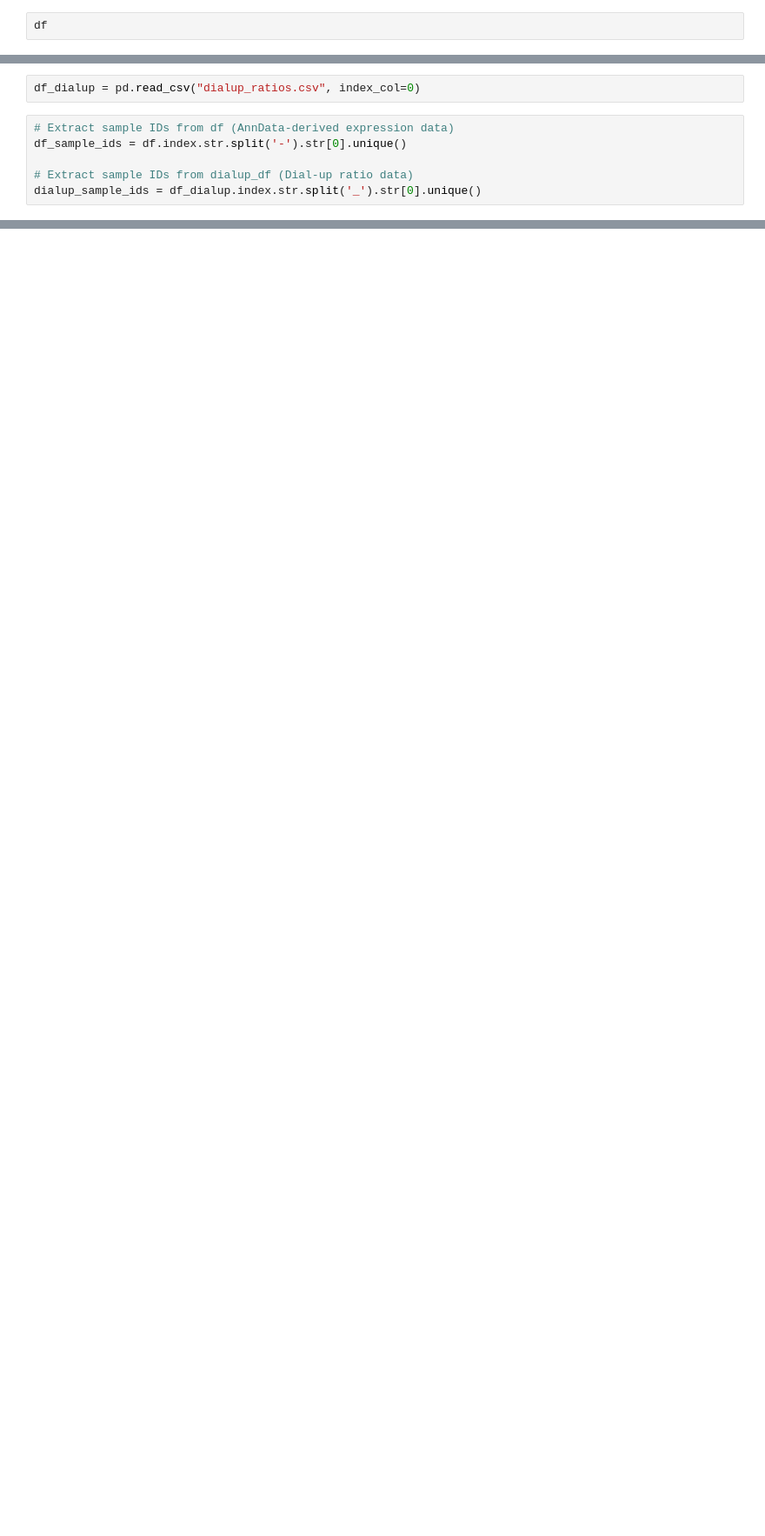
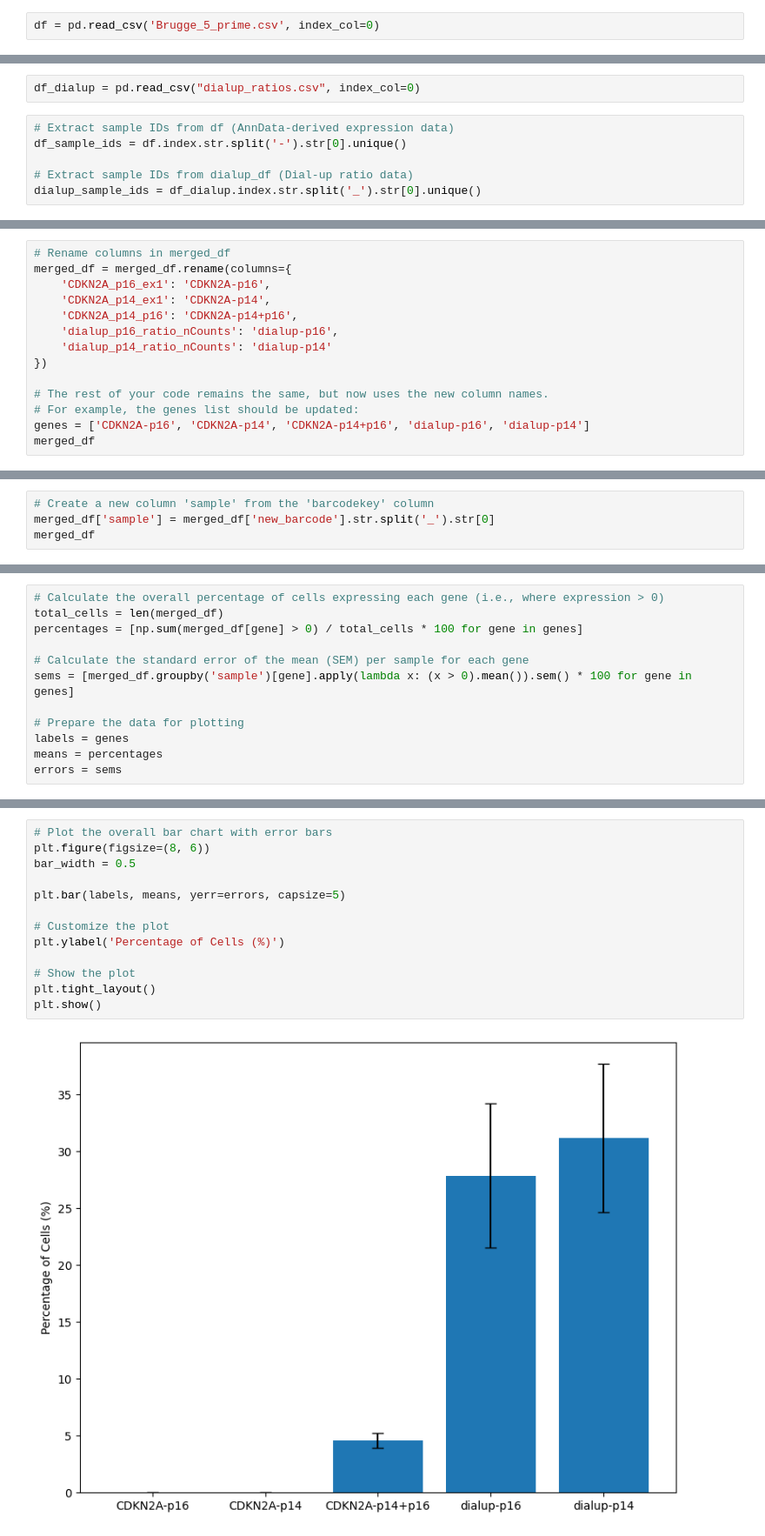
Before and after one commit to broadinstitute/CDKN2A-gene-regulation, a Jupyter notebook: Brugge_comparison.ipynb, the cells around one changed output, grey strips where cells are left out. Shown at 87% size. Saved outputs shown, nothing was run; the diff lists cells and outputs as text; blank space fills up the shorter version.

```diff
--- a/Brugge_comparison.ipynb
+++ b/Brugge_comparison.ipynb
@@ -23,2 +23,2 @@ df=adata[:,adata.var.index.isin(['CDKN2A_p14_ex1','CDKN2A_p16_ex1','CDKN2A_p14_p
 # %%
-df
+df = pd.read_csv('Brugge_5_prime.csv', index_col=0)
@@ -123,0 +115,14 @@ plt.show()
+# %%
+# Rename columns in merged_df
+merged_df = merged_df.rename(columns={
+    'CDKN2A_p16_ex1': 'CDKN2A-p16',
+    'CDKN2A_p14_ex1': 'CDKN2A-p14',
+    'CDKN2A_p14_p16': 'CDKN2A-p14+p16',
+    'dialup_p16_ratio_nCounts': 'dialup-p16',
+    'dialup_p14_ratio_nCounts': 'dialup-p14'
+})
+
+# The rest of your code remains the same, but now uses the new column names.
+# For example, the genes list should be updated:
+genes = ['CDKN2A-p16', 'CDKN2A-p14', 'CDKN2A-p14+p16', 'dialup-p16', 'dialup-p14']
+merged_df
@@ -123,0 +144,4 @@ plt.show()
+# %%
+# Create a new column 'sample' from the 'barcodekey' column
+merged_df['sample'] = merged_df['new_barcode'].str.split('_').str[0]
+merged_df
@@ -123,0 +163,12 @@ plt.show()
+# %%
+# Calculate the overall percentage of cells expressing each gene (i.e., where expression > 0)
+total_cells = len(merged_df)
+percentages = [np.sum(merged_df[gene] > 0) / total_cells * 100 for gene in genes]
+
+# Calculate the standard error of the mean (SEM) per sample for each gene
+sems = [merged_df.groupby('sample')[gene].apply(lambda x: (x > 0).mean()).sem() * 100 for gene in genes]
+
+# Prepare the data for plotting
+labels = genes
+means = percentages
+errors = sems
@@ -123,0 +177,15 @@ plt.show()
+# %%
+# Plot the overall bar chart with error bars
+plt.figure(figsize=(8, 6))
+bar_width = 0.5
+
+plt.bar(labels, means, yerr=errors, capsize=5)
+
+# Customize the plot
+plt.ylabel('Percentage of Cells (%)')
+
+# Show the plot
+plt.tight_layout()
+plt.show()
+# %% [output]
+[figure, added]
```
Also changed, not shown: parts of 18 cells of this notebook.
